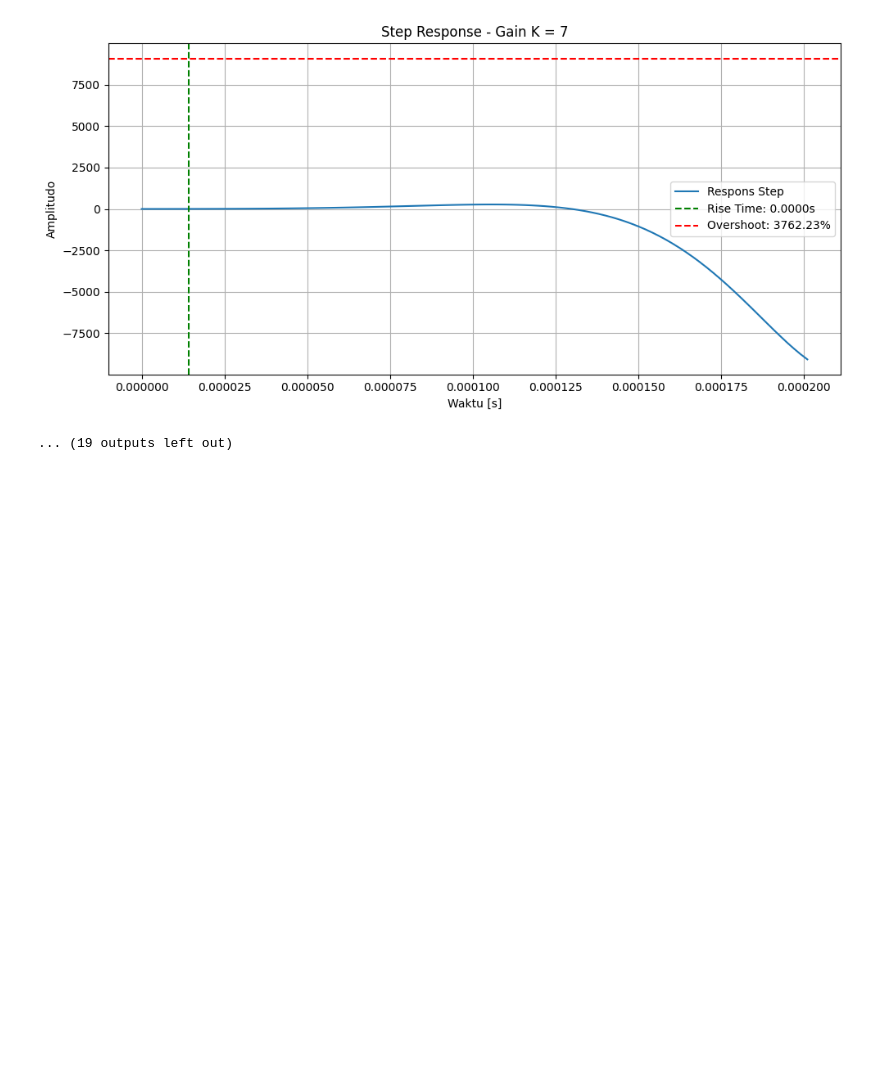
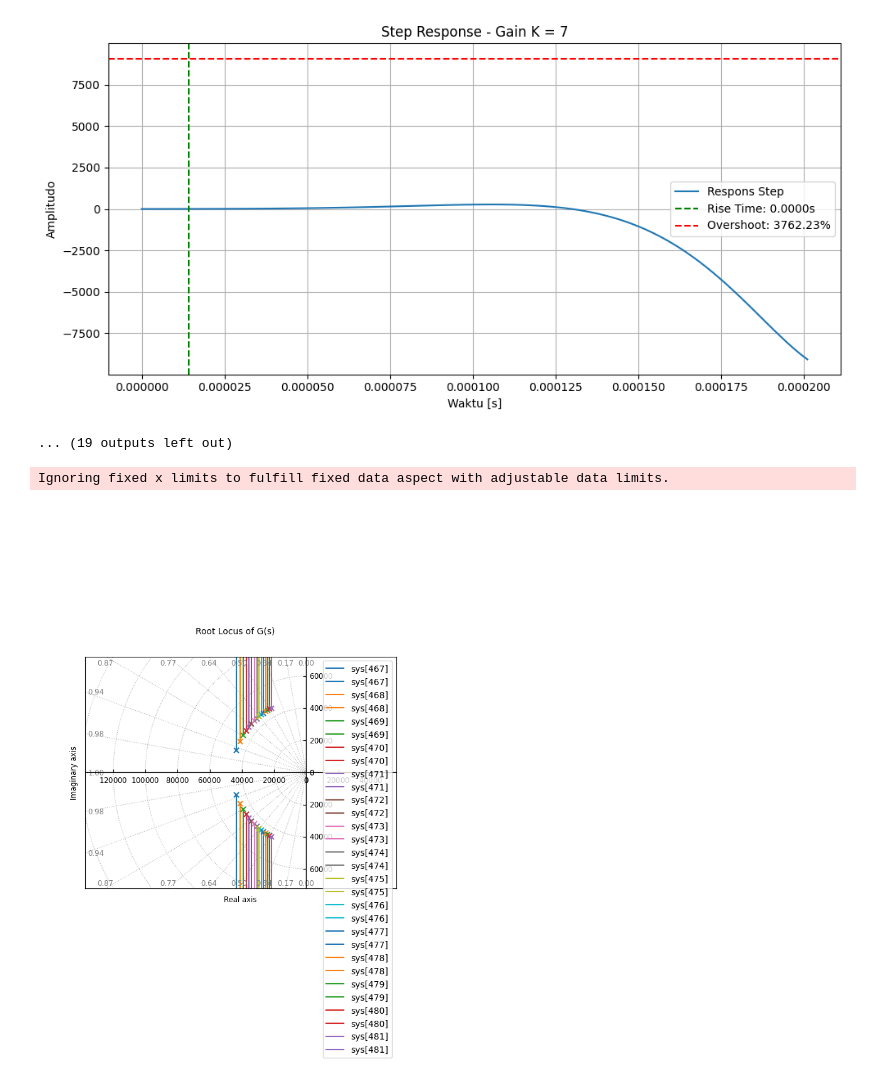
Before and after one commit to aphroditynp/Sisken, a Jupyter notebook: Aphrodity Nirmala_511906_Sisken week 8.ipynb, the cells around one changed output. Drawn from its saved outputs; the diff is of its cells as text; code cells hidden in the pictures; blank space fills up the shorter version.

```diff
--- a/Aphrodity Nirmala_511906_Sisken week 8.ipynb
+++ b/Aphrodity Nirmala_511906_Sisken week 8.ipynb
@@ -476,3 +476,36 @@ PeakTime       : 0.0002
 SteadyStateValue: 6.0000
 [figure]
 ... (19 outputs left out)
+# %%
+# Parameter dari rangkaian Sallen-Key
+R = 1e3       # 1 kOhm
+C = 0.022e-6  # 0.022 uF
+
+# Frekuensi natural
+wn = 1 / (R * C)  # rad/s
+
+# Variasi gain K
+K_values = (1.05, 1.1, 1.15, 1.2, 1.25, 1.3, 1.35, 1.4, 1.45, 1.5, 1.55, 1.6, 1.65, 1.7, 1.75)
+
+plt.figure()
+for i, (K) in enumerate(K_values):
+    zeta = (3 - K) / (2 * np.sqrt(K))  # Rasio redaman khas Sallen-Key
+    num = [K * wn**2]
+    den = [1, 2*zeta*wn, wn**2]
+    G = ct.TransferFunction(num, den)
+    cplt = ct.root_locus_plot(
+        G,
+        grid = True,
+        title = "Root Locus of G(s)",
+    )
+
+ax = cplt.axes[0, 0]
+ax.set_xlabel('Real axis')
+ax.set_ylabel('Imaginary axis')
+
+
+ax.legend()
+plt.show()
+# %% [output]
+Ignoring fixed x limits to fulfill fixed data aspect with adjustable data limits.
+[figure, added]
```
Also changed, not shown: parts of 4 cells of this notebook, 2 other files.
